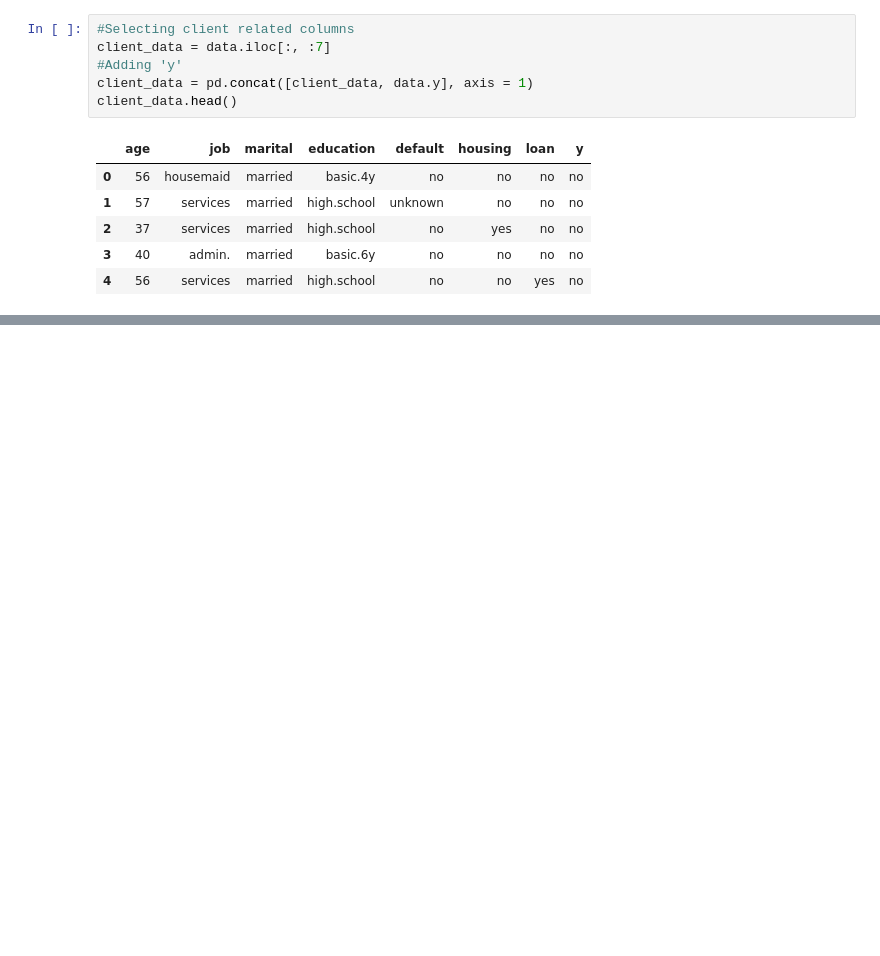
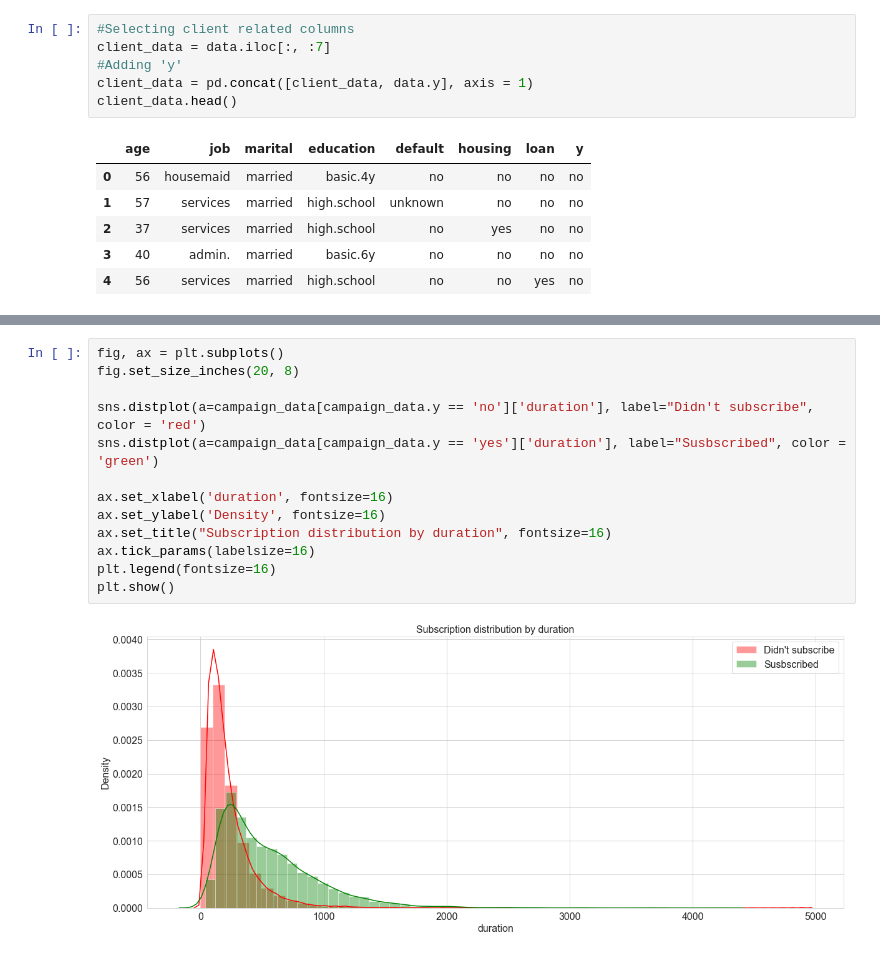
Before and after one commit to aza-atabayev/bank-marketing-classification, a Jupyter notebook: Bank Marketing (classification).ipynb, the cells around one changed output, grey strips where cells are left out. Drawn from its saved outputs; the diff is of its cells as text; blank space fills up the shorter version.

```diff
--- a/Bank Marketing (classification).ipynb
+++ b/Bank Marketing (classification).ipynb
@@ -217,0 +203,15 @@ Despite the fact that number of clients over 60 is miniscule, it is noteworthy f
+# %%
+fig, ax = plt.subplots()
+fig.set_size_inches(20, 8)
+
+sns.distplot(a=campaign_data[campaign_data.y == 'no']['duration'], label="Didn't subscribe", color = 'red')
+sns.distplot(a=campaign_data[campaign_data.y == 'yes']['duration'], label="Susbscribed", color = 'green')
+
+ax.set_xlabel('duration', fontsize=16)
+ax.set_ylabel('Density', fontsize=16)
+ax.set_title("Subscription distribution by duration", fontsize=16)
+ax.tick_params(labelsize=16)
+plt.legend(fontsize=16)
+plt.show()
+# %% [output]
+[figure, added]
```
Also changed, not shown: parts of 42 cells of this notebook.
